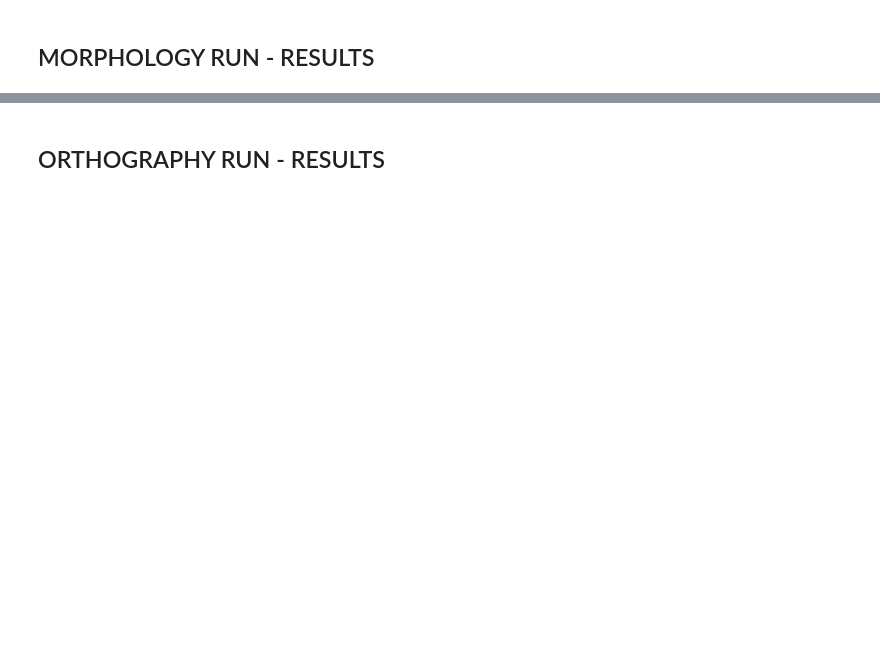
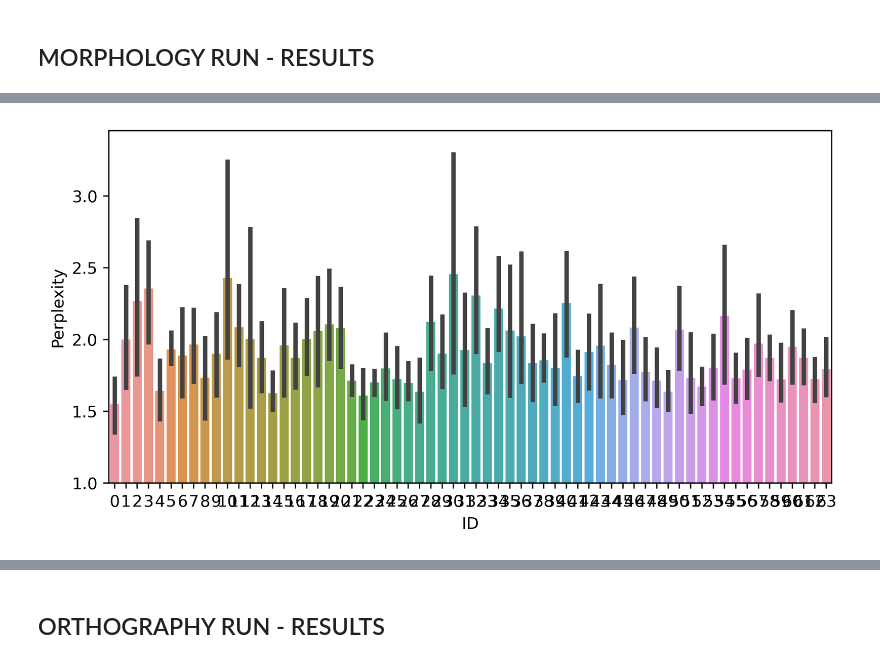
Before and after one commit to WHeerema-RUG/mathesis, a Jupyter notebook: results_display.ipynb, the cells around one changed output, grey strips where cells are left out. Saved outputs shown, nothing was run; the diff lists cells and outputs as text; code cells hidden in the pictures; blank space fills up the shorter version.

```diff
--- a/results_display.ipynb
+++ b/results_display.ipynb
@@ -115,0 +156,8 @@ g.add_legend()
+# %%
+# Epoch 1 bar graph
+plt.figure(figsize=(2*y, y), dpi=400)
+sns.barplot(data=df_template[df_template["Epoch"] == "1"], x="ID", y="Perplexity")
+plt.ylim(1, None)
+plt.savefig("morph-epoch1-full."+save_format, format=save_format)
+# %% [output]
+[figure, added]
```
Also changed, not shown: parts of 20 cells of this notebook.
